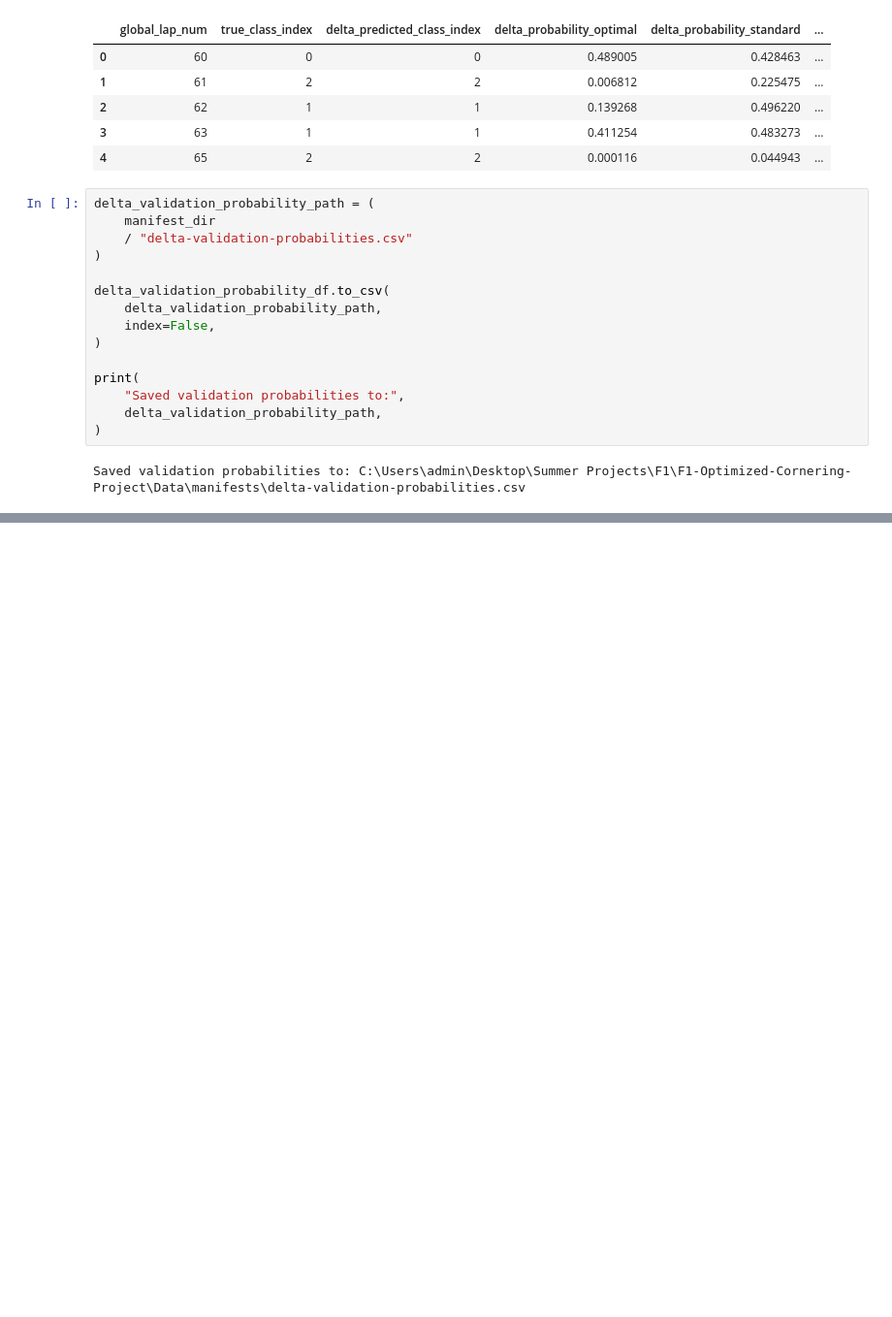
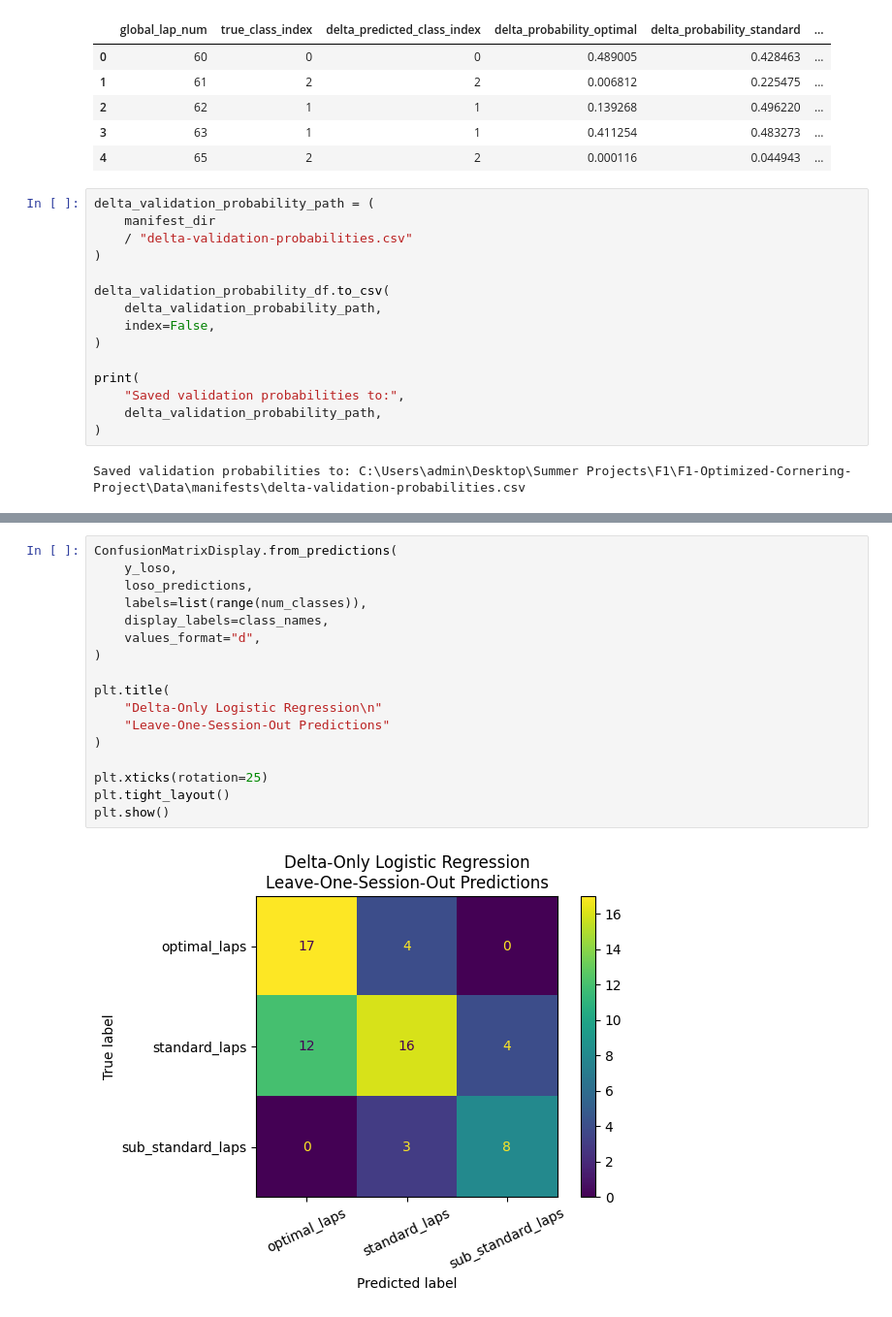
Before and after one commit to Prachet06/F1-Optimized-Cornering-Project, a Jupyter notebook: Code/Model.ipynb, the cells around one changed output, grey strips where cells are left out. Shown at 97% size. Saved outputs shown, nothing was run; the diff lists cells and outputs as text; blank space fills up the shorter version.

```diff
--- a/Code/Model.ipynb
+++ b/Code/Model.ipynb
@@ -2103,0 +2481,19 @@ Saved validation probabilities to: C:\Users\admin\Desktop\Summer Projects\F1\F1-
+# %%
+ConfusionMatrixDisplay.from_predictions(
+    y_loso,
+    loso_predictions,
+    labels=list(range(num_classes)),
+    display_labels=class_names,
+    values_format="d",
+)
+
+plt.title(
+    "Delta-Only Logistic Regression\n"
+    "Leave-One-Session-Out Predictions"
+)
+
+plt.xticks(rotation=25)
+plt.tight_layout()
+plt.show()
+# %% [output]
+[figure, added]
```
Also changed, not shown: parts of 33 cells of this notebook, 3 other files.
